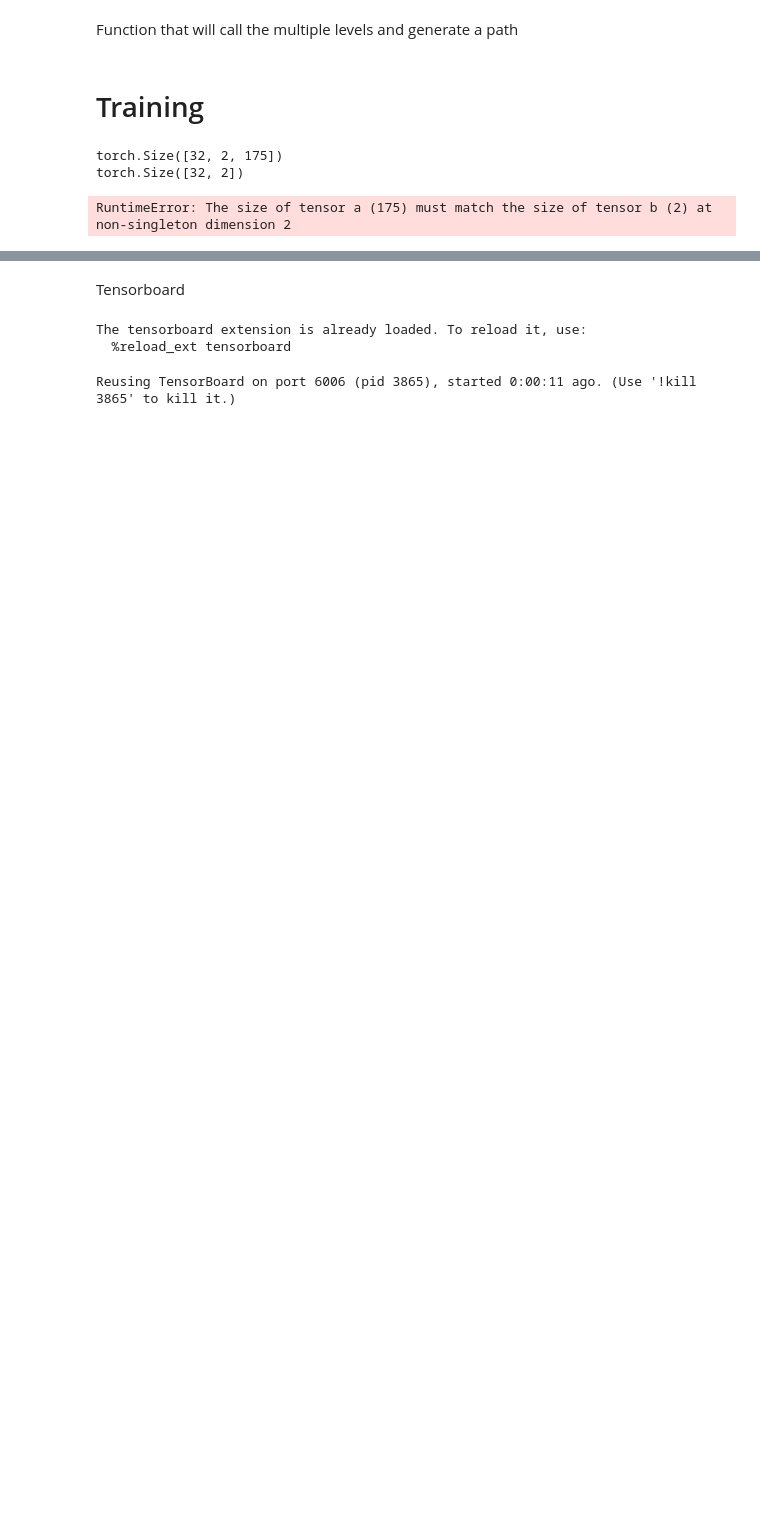
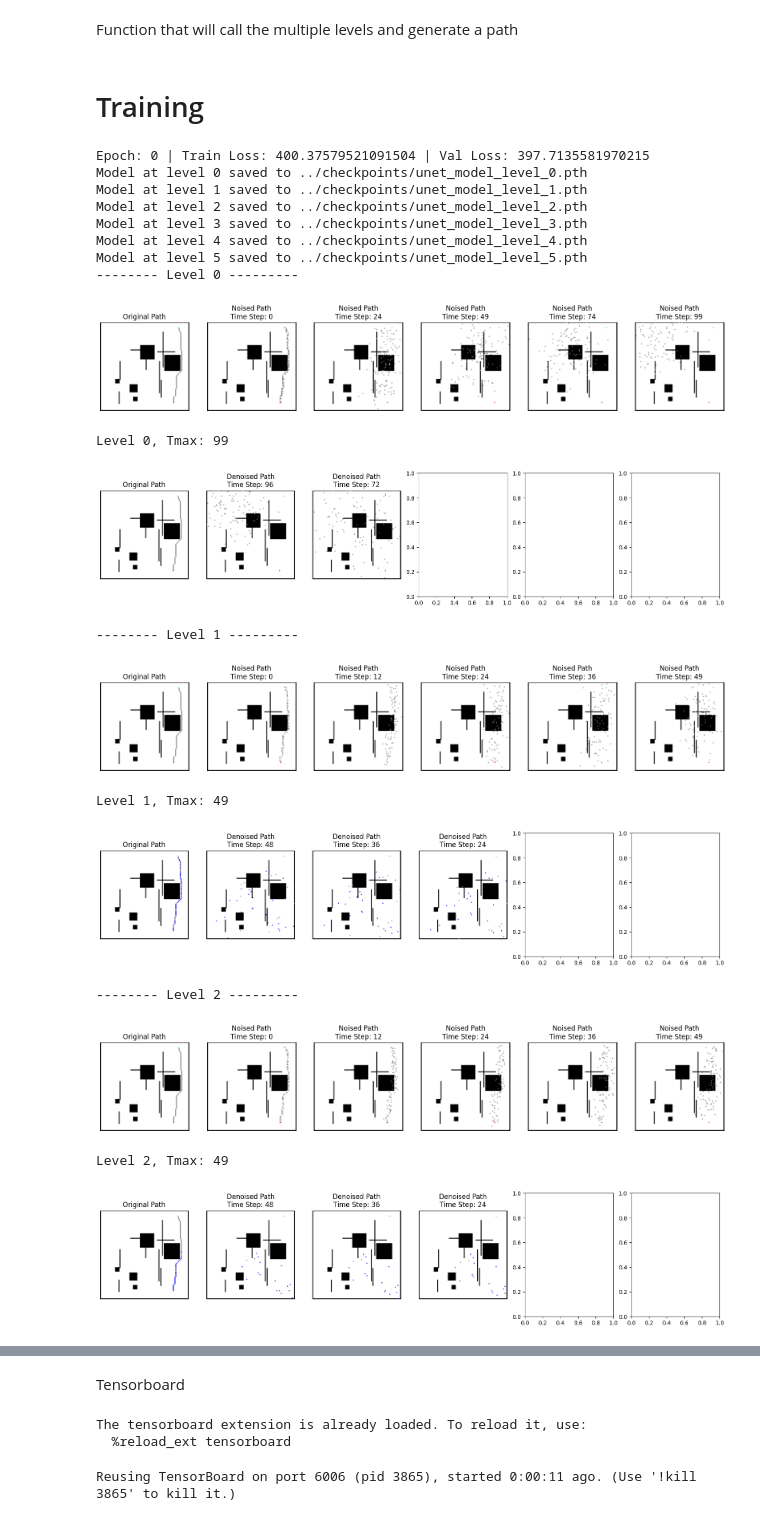
Before and after one commit to jasonjabbour/Diffusion_Planning, a Jupyter notebook: Modeling/RecedingDiffuser.ipynb, the cells around one changed output, grey strips where cells are left out. Saved outputs shown, nothing was run; the diff lists cells and outputs as text; code cells hidden in the pictures; blank space fills up the shorter version.

```diff
--- a/Modeling/RecedingDiffuser.ipynb
+++ b/Modeling/RecedingDiffuser.ipynb
@@ -895,20 +893,23 @@ Output shape from model at level 4: torch.Size([32, 2, 8])
 LEVEL 5 ------------------
 Output shape from model at level 5: torch.Size([32, 2, 4])
 # %%
-def visualize_path(num_timestep_display, original_path, path_timesteps_batch, sample_map, sample_mask, t, transformation_type="Noised"):
+def visualize_path(num_timestep_display, original_path, path_timesteps_batch, sample_map, sample_mask, t, receded_indices=None, transformation_type="Noised"):
     fig, ax = plt.subplots(1, num_timestep_display + 1, figsize=(20, 4))
 
     # Plot original path
-    original_modified_map = modify_map_with_path(np.copy(sample_map.cpu().numpy()), original_path.cpu().numpy(), sample_mask.cpu().numpy())
-    ax[0].imshow(original_modified_map, cmap='Greys')
+    original_modified_map = modify_map_with_path(np.copy(sample_map.cpu().numpy()), original_path.cpu().numpy(), sample_mask.cpu().numpy(), receded_indices)
+    # Apply custom colors
+    colored_original_modified_map = apply_custom_colors(original_modified_map)
+    ax[0].imshow(colored_original_modified_map)
     ax[0].set_title("Original Path")
     ax[0].axis('off')
 
     # Plot transformed paths
     for idx, path in enumerate(path_timesteps_batch):
         path_np = path.cpu().numpy()
-        path_modified_map = modify_map_with_path(np.copy(sample_map.cpu().numpy()), path_np, sample_mask.cpu().numpy())
-        ax[idx + 1].imshow(path_modified_map, cmap='Greys')
+        path_modified_map = modify_map_with_path(np.copy(sample_map.cpu().numpy()), path_np, sample_mask.cpu().numpy(), receded_indices)
+        color_path_modified_map = apply_custom_colors(path_modified_map)
+        ax[idx + 1].imshow(color_path_modified_map)
         ax[idx + 1].set_title(f"{transformation_type} Path\nTime Step: {t[idx].item() if hasattr(t[idx], 'item') else t[idx]}")
         ax[idx + 1].axis('off')
 
@@ -1021,10 +1013,15 @@ input_channels = 2  # For the path data (x, y)
 time_embedding_dims = 128
 start_end_points_dims = 4
 num_levels = 6
-start_schedules = [0.01, 0.01, 0.01, 0.01, 0.001, 0.0001]
-end_schedules = [0.1, 0.1, 0.1, 0.1, 0.05, 0.01]
-timesteps_per_level = [100, 100, 100, 100, 100, 100]
-target_lengths = [4, 8, 16, 32, 64, 128]
+
+# Variance for first level
+initial_start_variance = 0.0001
+initial_end_variance = 0.05
+
+# Calculate Schedules
+start_schedules, end_schedules = calculate_schedules(initial_start_variance, initial_end_variance, timesteps_per_level, num_levels)
+timesteps_per_level = [100, 50, 50, 50, 50, 50]
+target_lengths = [128, 64, 32, 16, 8, 4]
 
 # Initialize multiple UNet Models and their optimizers
 unet_models = []
@@ -1033,8 +1030,8 @@ optimizers = []
 for i in range(num_levels):
     # For each level after the first, increase the input channel count to include the output from the previous level
     # Assume each U-Net outputs 2 channels, which will be used as additional inputs for the next level
-    sparse_path_dim = target_lengths[i-1] if i > 0 else None
-    unet_model = UNet(input_channels, map_emb_dims, time_embedding_dims, sparse_path_dims=sparse_path_dim, level=i, start_end_points_dims=start_end_points_dims)
+    # sparse_path_dim = target_lengths[i-1] if i > 0 else None # Not conditioning on sparse path
+    unet_model = UNet(input_channels, map_emb_dims, time_embedding_dims, sparse_path_dims=None, level=i, start_end_points_dims=start_end_points_dims)
     unet_models.append(unet_model.to(device))
     optimizers.append(optim.Adam(unet_model.parameters(), lr=1e-4))
 
@@ -1094,25 +1091,27 @@ def process_batch(batch,
             reduced_path_tensor, reduced_mask_tensor = astar_paths, astar_masks
 
         # Define the maximum timestep for noise addition
-        t_max = multi_level_diffusion_model.models[level].timesteps // 2 if level > 0 else multi_level_diffusion_model.models[level].timesteps
-        t = torch.randint(0, t_max, (maps.size(0),)).long().to(device)
+        t = torch.randint(0, multi_level_diffusion_model.models[level].timesteps - 1, (maps.size(0),)).long().to(device)
 
-        # # Get noised paths
+        # Get noised paths
         noisy_path_batch, actual_noise = multi_level_diffusion_model.models[level].forward(reduced_path_tensor, t, reduced_mask_tensor, device)
         # Permute noisy_path_batch to match [batch_size, channels, sequence_length]
         noisy_path_batch = noisy_path_batch.permute(0, 2, 1)
         # Permute to change from torch.Size([32, 175, 2]) to torch.Size([32, 2, 175])
         actual_noise = actual_noise.permute(0, 2, 1)
 
+        # Select closest noised points
         if level > 0:
-            print(noisy_path_batch.shape)
-            print(start_point.shape)
             # Select the points closest to the start point after adding noise
-            closest_points, indices = select_closest_points(noisy_path_batch, start_point, target_lengths[level])
+            closest_points, indices = select_closest_points(noisy_path_batch, start_point_tensor, target_lengths[level], device)
             # Select the corresponding noise applied to these closest points
-            actual_noise = torch.gather(actual_noise, 1, indices.unsqueeze(-1).expand(-1, -1, actual_noise.size(-1)))
+            # indices need to be expanded to match the channel dimension in actual_noise, which is 2
+            indices_expanded = indices.unsqueeze(1).expand(-1, actual_noise.size(1), -1)
+            # Now gather along the last dimension (dimension of 175 data points)
+            actual_noise = torch.gather(actual_noise, 2, indices_expanded)
         else:
             closest_points = noisy_path_batch
+
 
         # Predict noise using the UNet
         predicted_noise = unet_model(closest_points, map_embeddings, start_point, end_point, t, conditioning_path)
@@ -1159,34 +1158,50 @@ for epoch in range(num_epochs):
             val_loss.extend(batch_loss)
 
     # Logging and output
     train_avg_loss = np.mean(train_loss)
     val_avg_loss = np.mean(val_loss)
     writer.add_scalar("Training Loss", train_avg_loss, epoch)
     writer.add_scalar("Validation Loss", val_avg_loss, epoch)
 
     if epoch % print_frequency == 0:
         print(f"Epoch: {epoch} | Train Loss: {train_avg_loss} | Val Loss: {val_avg_loss}")
 
     # Saving checkpoints
     if epoch % save_frequency == 0:
         # Save model checkpoints for each level
         for level, model in enumerate(unet_models):
             model_save_path = f"../checkpoints/unet_model_level_{level}.pth"
             torch.save(model.state_dict(), model_save_path)
             print(f"Model at level {level} saved to {model_save_path}")
 
     if epoch % visualize_frequency == 0:
         # Sample a batch of paths for visualization
         sample_data = next(iter(vis_dataloader))
         # Squeeze to get rid of batch dimension. We only need one sample
         sample_map = sample_data['map'].to(device)
         sample_path = sample_data['astar_path'].to(device)
         sample_mask = sample_data['astar_mask'].to(device)
         sample_start_point = sample_data['start_point'].to(device)
         sample_end_point = sample_data['end_point'].to(device)
 
-        generate_plan(sample_map, sample_path, sample_mask, sample_start_point, sample_end_point, unet_models, target_lengths, num_timestep_display=5, visualize=True)
+        generate_plan(sample_map, sample_path, sample_mask, sample_start_point, sample_end_point, unet_models, target_lengths, device, num_timestep_display=5, visualize=True)
 # %% [output]
-torch.Size([32, 2, 175])
-torch.Size([32, 2])
+Epoch: 0 | Train Loss: 400.37579521091504 | Val Loss: 397.7135581970215
+Model at level 0 saved to ../checkpoints/unet_model_level_0.pth
+Model at level 1 saved to ../checkpoints/unet_model_level_1.pth
+Model at level 2 saved to ../checkpoints/unet_model_level_2.pth
+Model at level 3 saved to ../checkpoints/unet_model_level_3.pth
+Model at level 4 saved to ../checkpoints/unet_model_level_4.pth
+Model at level 5 saved to ../checkpoints/unet_model_level_5.pth
+-------- Level 0 ---------
+[figure, added]
-RuntimeError: The size of tensor a (175) must match the size of tensor b (2) at non-singleton dimension 2
+Level 0, Tmax: 99
+[figure, added]
+-------- Level 1 ---------
+[figure, added]
+Level 1, Tmax: 49
+[figure, added]
+-------- Level 2 ---------
+[figure, added]
+Level 2, Tmax: 49
+[figure, added]
```
Also changed, not shown: parts of 5 cells of this notebook.
